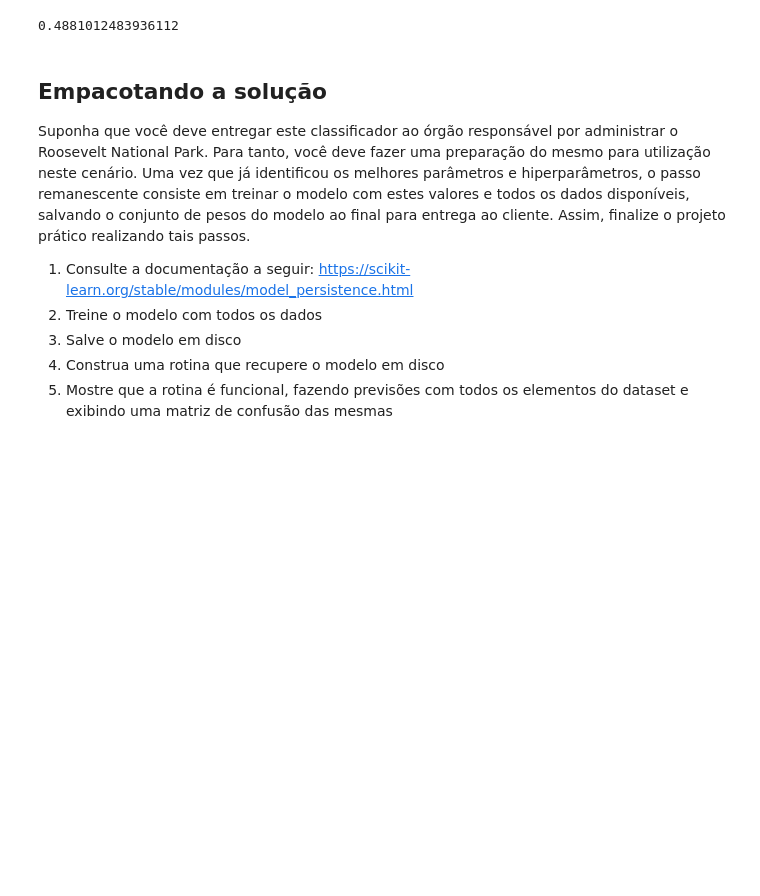
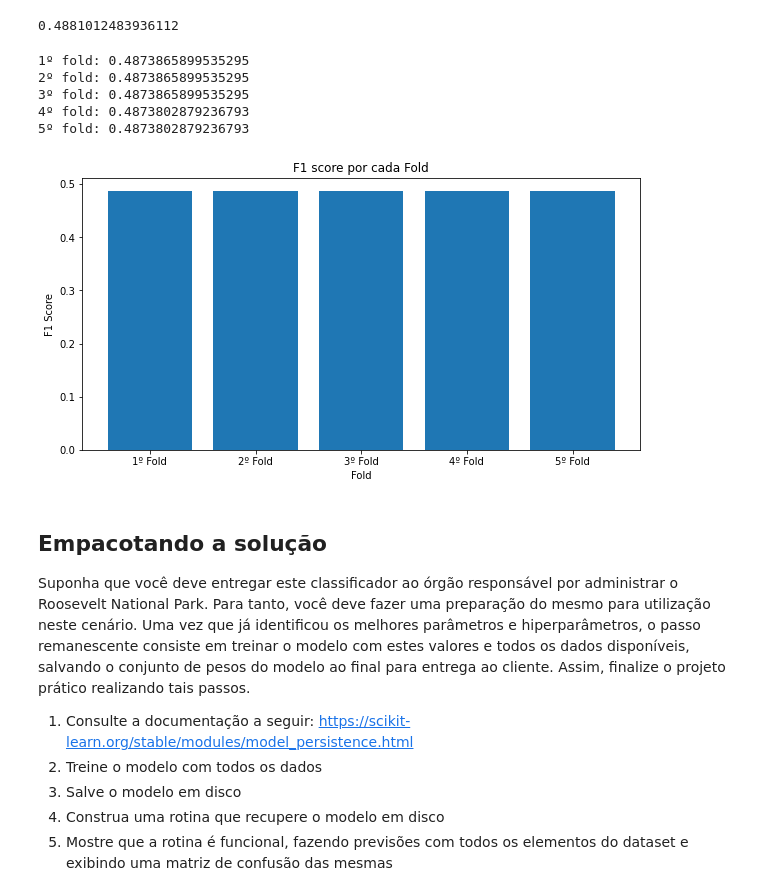
Before and after one commit to elloa-uea/projeto-pratico-3-ao-infinito-e-so, a Jupyter notebook: notebooks/PP3.4 - Validação Cruzada e Busca em Grade.ipynb, the cells around one changed output. Drawn from its saved outputs; the diff is of its cells as text; code cells hidden in the pictures; blank space fills up the shorter version.

```diff
--- a/notebooks/PP3.4 - Validação Cruzada e Busca em Grade.ipynb
+++ b/notebooks/PP3.4 - Validação Cruzada e Busca em Grade.ipynb
@@ -228,7 +256,7 @@ nao_normalizado = MLPClassifier(hidden_layer_sizes= melhor_arquitetura['hidden_l
 activation= melhor_arquitetura['activation'],
 verbose= False)
 
-grid_nao_normalizado = GridSearchCV(nao_normalizado, melhor_arquitetura['parametros'], cv=5)
+grid_nao_normalizado = GridSearchCV(nao_normalizado, melhor_arquitetura['parametros'], cv=5, scoring='f1_micro')
 grid_nao_normalizado.fit(X_train, Y_train)
 # %% [output]
 GridSearchCV(cv=5,
@@ -247,6 +276,17 @@ f1_score(Y_test, grid_nao_normalizado.predict(X_test_std), average='micro')
 f1_score(Y_test, grid_nao_normalizado.predict(X_test), average='micro')
 # %% [output]
 0.4881012483936112
+# %%
+scores = get_scores(grid_nao_normalizado.cv_results_)
+print_score(scores)
+plot_fold(scores)
+# %% [output]
+1º fold: 0.4873865899535295
+2º fold: 0.4873865899535295
+3º fold: 0.4873865899535295
+4º fold: 0.4873802879236793
+5º fold: 0.4873802879236793
+[figure, added]
 # %% [markdown]
 ## Empacotando a solução
 
```
Also changed, not shown: parts of 13 cells of this notebook.
